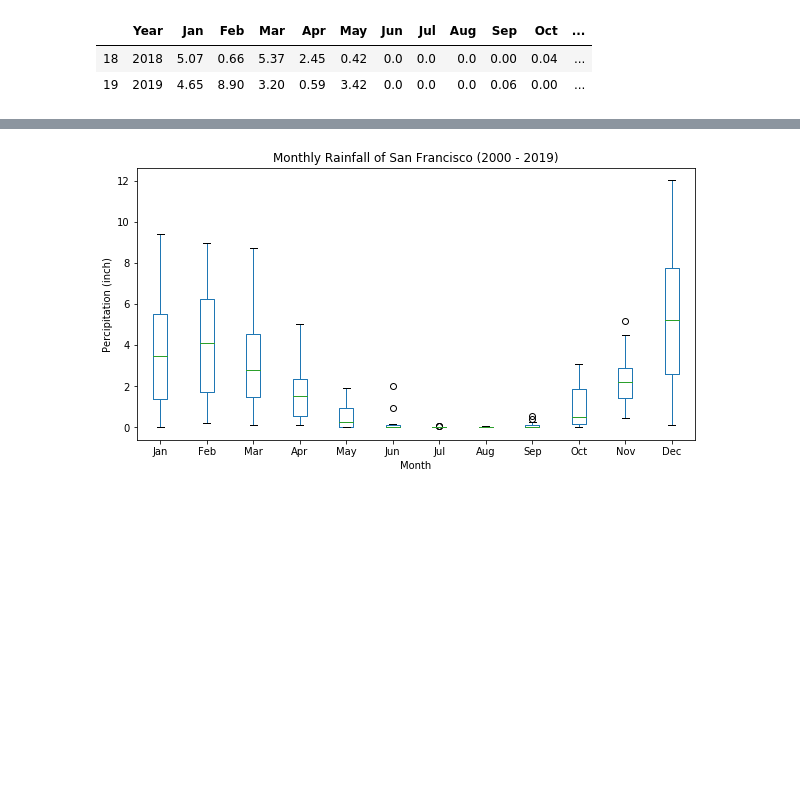
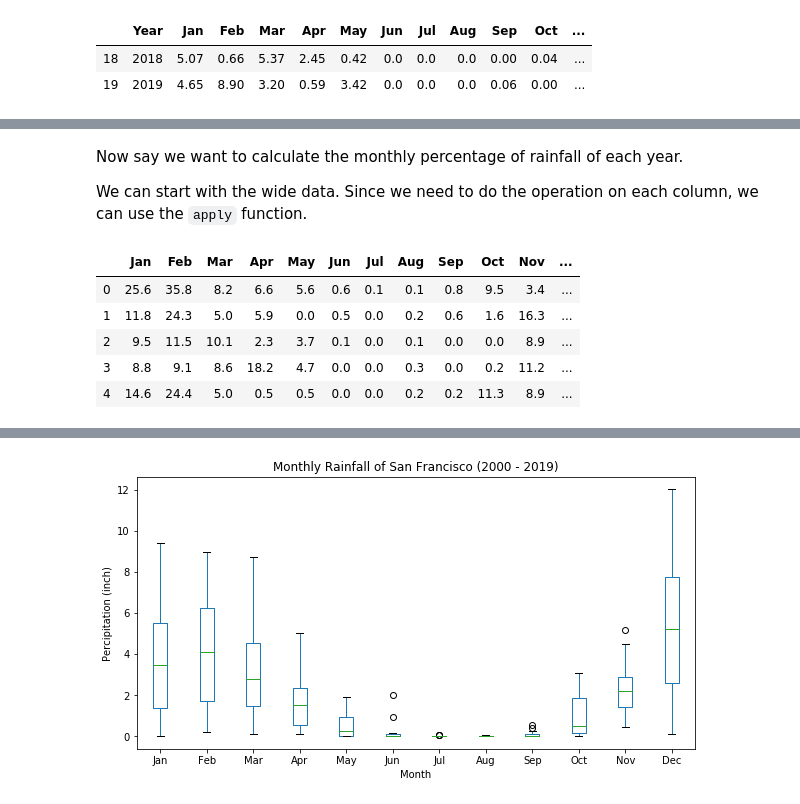
Before and after one commit to JunWorks/Long_and_wide, a Jupyter notebook: Long_and_wide.ipynb, the cells around one changed output, grey strips where cells are left out. Cells and saved outputs as stored; diff of their text form; code cells hidden in the pictures; blank space fills up the shorter version.

Commit message:
Data processing and plot

```diff
--- a/Long_and_wide.ipynb
+++ b/Long_and_wide.ipynb
@@ -77,8 +84,9 @@ sf.iloc[:, -2:].applymap(type).apply(pd.value_counts)
 # %% [markdown]
 So the last two columns are all strings, next I need to conver the first 19 rows to float and find a way to fill the last row of Dec and Annual.
 # %%
-# convert to float for last two columns (except the last row)
-sf.iloc[:, 12:] = sf.iloc[:-1, 12:].astype('float64')
+# convert to float for last two columns
+# we coerced the convertion of the last row, it will be 'NaN'
+sf.iloc[:, 12:] = sf.iloc[:, 12:].apply(pd.to_numeric, errors = 'coerce')
 # %% [markdown]
 Now that we have convert the strings to float, we can fill the last row with some educated guess. Here I will just use the averge percipitation of December of the last 19 years, and then sum up for year 2019.
 # %%
@@ -127,0 +174,18 @@ sac.tail(2)
+# %% [markdown]
+Now say we want to calculate the monthly percentage of rainfall of each year.
+
+We can start with the wide data. Since we need to do the operation on each column, we can use the `apply` function.
+# %%
+def percentages(col, col_annual):
+    div = col/col_annual
+    return round(div*100,1)
+
+monthly_perc = sf[months].apply(percentages, col_annual = sf['Annual'])
+monthly_perc.head()
+# %% [output]
+|  | Jan | Feb | Mar | Apr | May | Jun | Jul | Aug | Sep | Oct | Nov | ... |
+| 0 | 25.6 | 35.8 | 8.2 | 6.6 | 5.6 | 0.6 | 0.1 | 0.1 | 0.8 | 9.5 | 3.4 | ... |
+| 1 | 11.8 | 24.3 | 5.0 | 5.9 | 0.0 | 0.5 | 0.0 | 0.2 | 0.6 | 1.6 | 16.3 | ... |
+| 2 | 9.5 | 11.5 | 10.1 | 2.3 | 3.7 | 0.1 | 0.0 | 0.1 | 0.0 | 0.0 | 8.9 | ... |
+| 3 | 8.8 | 9.1 | 8.6 | 18.2 | 4.7 | 0.0 | 0.0 | 0.3 | 0.0 | 0.2 | 11.2 | ... |
+| 4 | 14.6 | 24.4 | 5.0 | 0.5 | 0.5 | 0.0 | 0.0 | 0.2 | 0.2 | 11.3 | 8.9 | ... |
```
Also changed, not shown: parts of 17 cells of this notebook.
